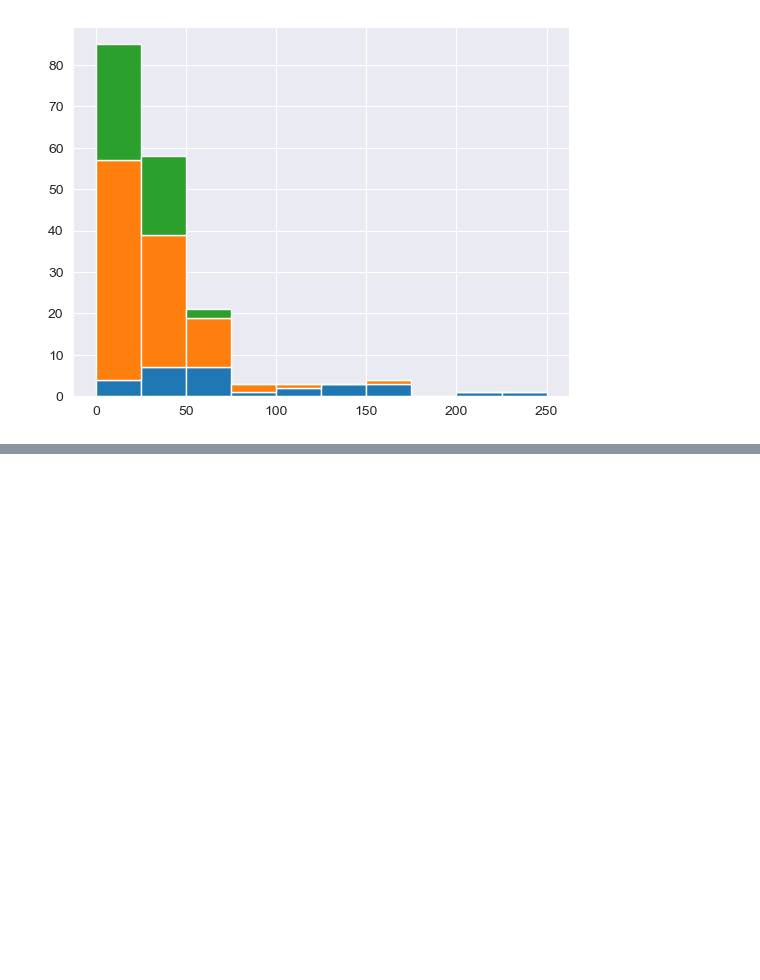
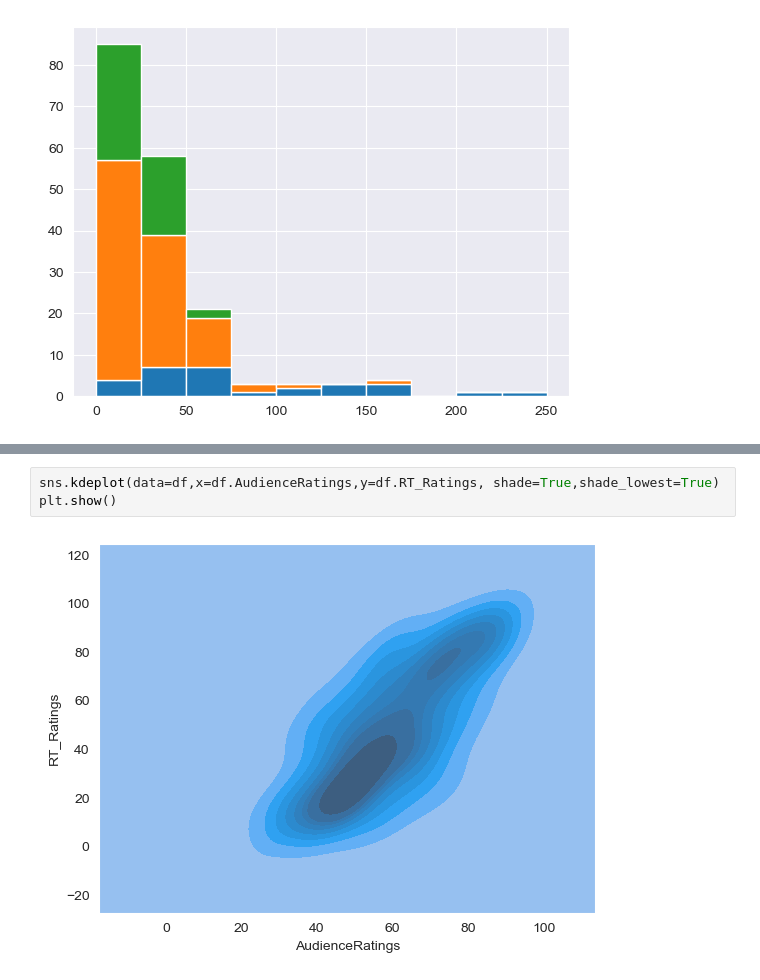
Before and after one commit to mzahid-git/python_challenges, a Jupyter notebook: Section 6 - Advanced Visualization.ipynb, the cells around one changed output, grey strips where cells are left out. Cells and saved outputs as stored; diff of their text form; blank space fills up the shorter version.

```diff
--- a/Section 6 - Advanced Visualization.ipynb
+++ b/Section 6 - Advanced Visualization.ipynb
@@ -273,0 +297,5 @@ AttributeError: 'DataFrame' object has no attribute 'categorical_variable'
+# %%
+sns.kdeplot(data=df,x=df.AudienceRatings,y=df.RT_Ratings, shade=True,shade_lowest=True)
+plt.show()
+# %% [output]
+[figure, added]
```
Also changed, not shown: parts of 15 cells of this notebook.
